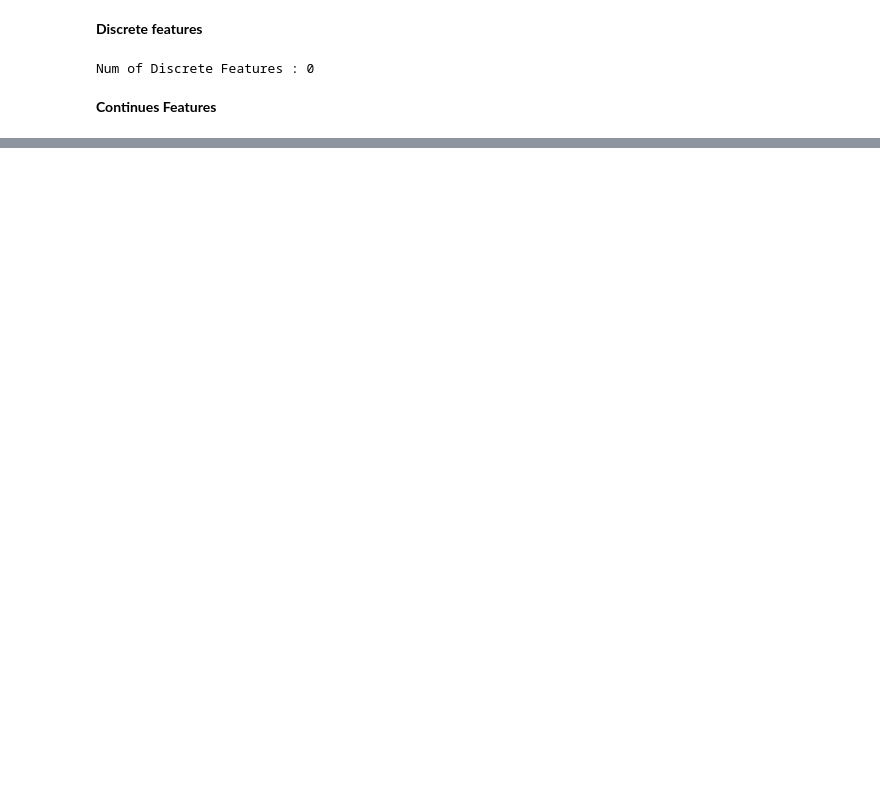
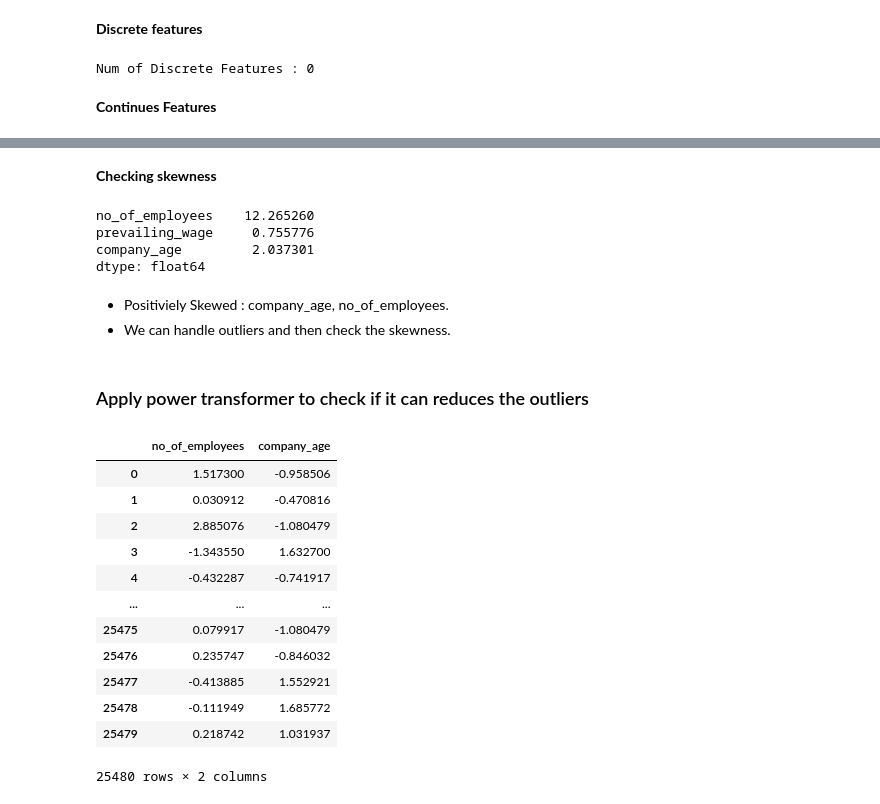
Before and after one commit to HoangKhanhTung0111/MLOPS-Project-US-Visa, a Jupyter notebook: notebook/2_Feature_Engineering_and_Model_Training.ipynb, the cells around one changed output, grey strips where cells are left out. Drawn from its saved outputs; the diff is of its cells as text; code cells hidden in the pictures; blank space fills up the shorter version.

```diff
--- a/notebook/2_Feature_Engineering_and_Model_Training.ipynb
+++ b/notebook/2_Feature_Engineering_and_Model_Training.ipynb
@@ -113,0 +165,14 @@ Num of Continuous Features : 4
+# %% [markdown]
+**Checking skewness**
+# %%
+X[continuous_features].skew(axis=0, skipna=True) # axis=0: columns, axis=1: rows, skipna=True: ignore NaN values
+# %% [output]
+no_of_employees    12.265260
+prevailing_wage     0.755776
+company_age         2.037301
+dtype: float64
+# %% [markdown]
+* Positiviely Skewed : company_age, no_of_employees.
+* We can handle outliers and then check the skewness.
+# %% [markdown]
+### Apply power transformer to check if it can reduces the outliers
@@ -113,0 +186,16 @@ Num of Continuous Features : 4
+# %%
+X_copy
+# %% [output]
+|  | no_of_employees | company_age |
+| 0 | 1.517300 | -0.958506 |
+| 1 | 0.030912 | -0.470816 |
+| 2 | 2.885076 | -1.080479 |
+| 3 | -1.343550 | 1.632700 |
+| 4 | -0.432287 | -0.741917 |
+| ... | ... | ... |
+| 25475 | 0.079917 | -1.080479 |
+| 25476 | 0.235747 | -0.846032 |
+| 25477 | -0.413885 | 1.552921 |
+| 25478 | -0.111949 | 1.685772 |
+| 25479 | 0.218742 | 1.031937 |
+25480 rows × 2 columns
```
Also changed, not shown: parts of 24 cells of this notebook.
